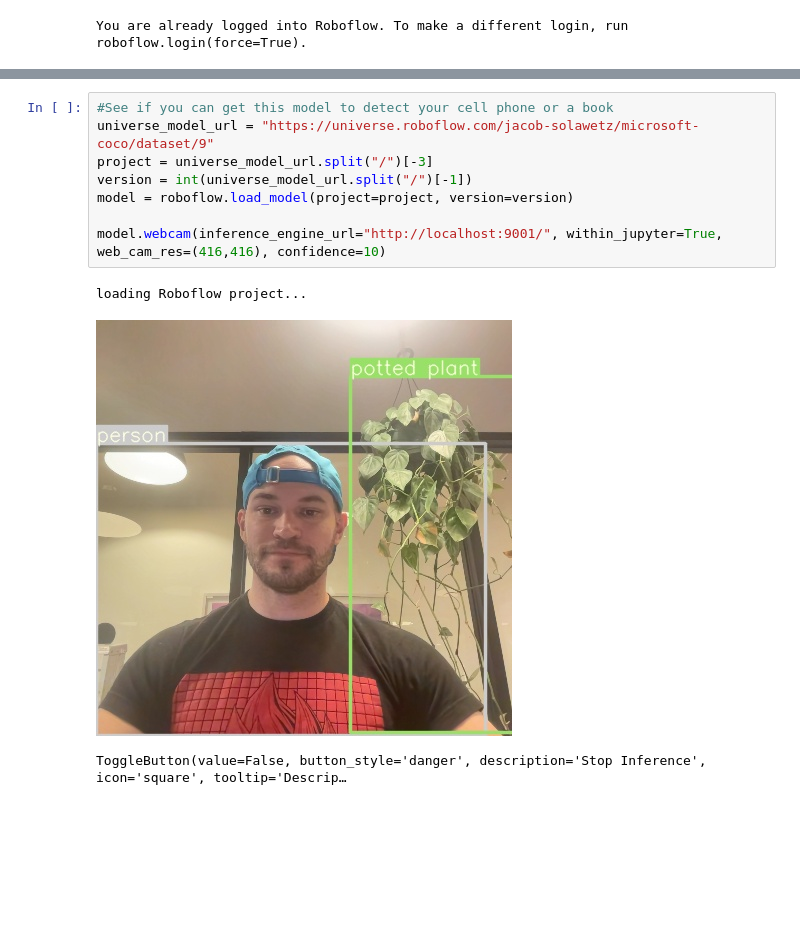
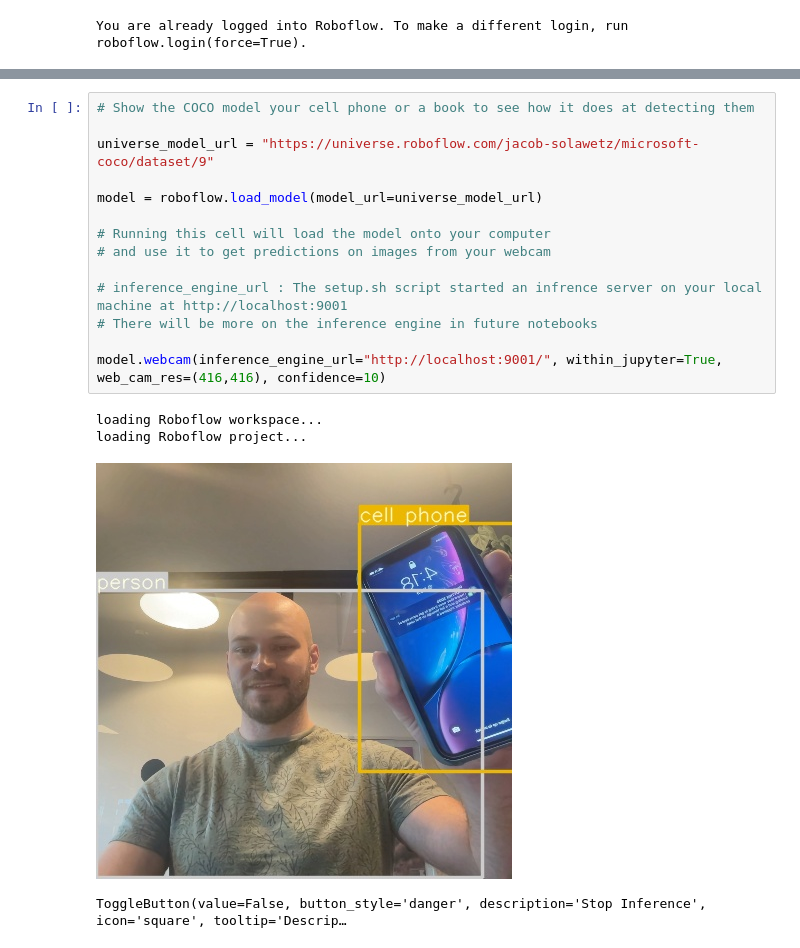
Before and after one commit to roboflow/quickstart-python, a Jupyter notebook: quickstart.ipynb, the cells around one changed output, grey strips where cells are left out. Cells and saved outputs as stored; diff of their text form; blank space fills up the shorter version.

```diff
--- a/quickstart.ipynb
+++ b/quickstart.ipynb
@@ -17,15 +33,22 @@ This is a list of the objects that COCO detects from the COCO explorer - https:/
 
 ![image info](https://i.imgur.com/mNW1tcR.png[/img)
 # %%
-#See if you can get this model to detect your cell phone or a book
+# Show the COCO model your cell phone or a book to see how it does at detecting them
+
 universe_model_url = "https://universe.roboflow.com/jacob-solawetz/microsoft-coco/dataset/9"
-project = universe_model_url.split("/")[-3]
-version = int(universe_model_url.split("/")[-1])
-model = roboflow.load_model(project=project, version=version)
+
+model = roboflow.load_model(model_url=universe_model_url)
+
+# Running this cell will load the model onto your computer
+# and use it to get predictions on images from your webcam
+
+# inference_engine_url : The setup.sh script started an infrence server on your local machine at http://localhost:9001
+# There will be more on the inference engine in future notebooks
 
 model.webcam(inference_engine_url="http://localhost:9001/", within_jupyter=True, web_cam_res=(416,416), confidence=10)
 # %% [output]
+loading Roboflow workspace...
 loading Roboflow project...
-[figure, old version]
+[figure, new version]
 ToggleButton(value=False, button_style='danger', description='Stop Inference', icon='square', tooltip='Descrip…
 # %% [markdown]
```
Also changed, not shown: parts of 8 cells of this notebook, 4 other files.
